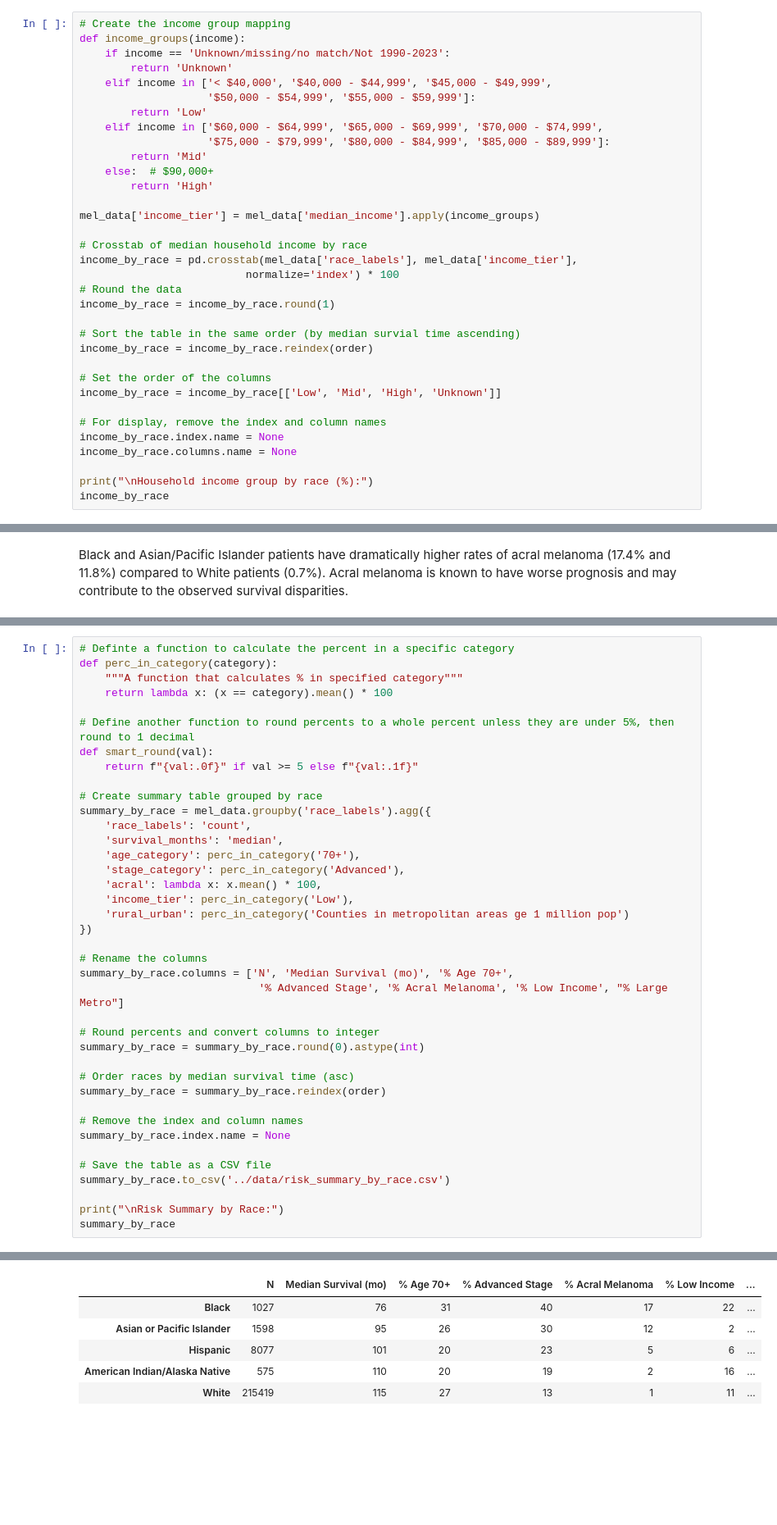
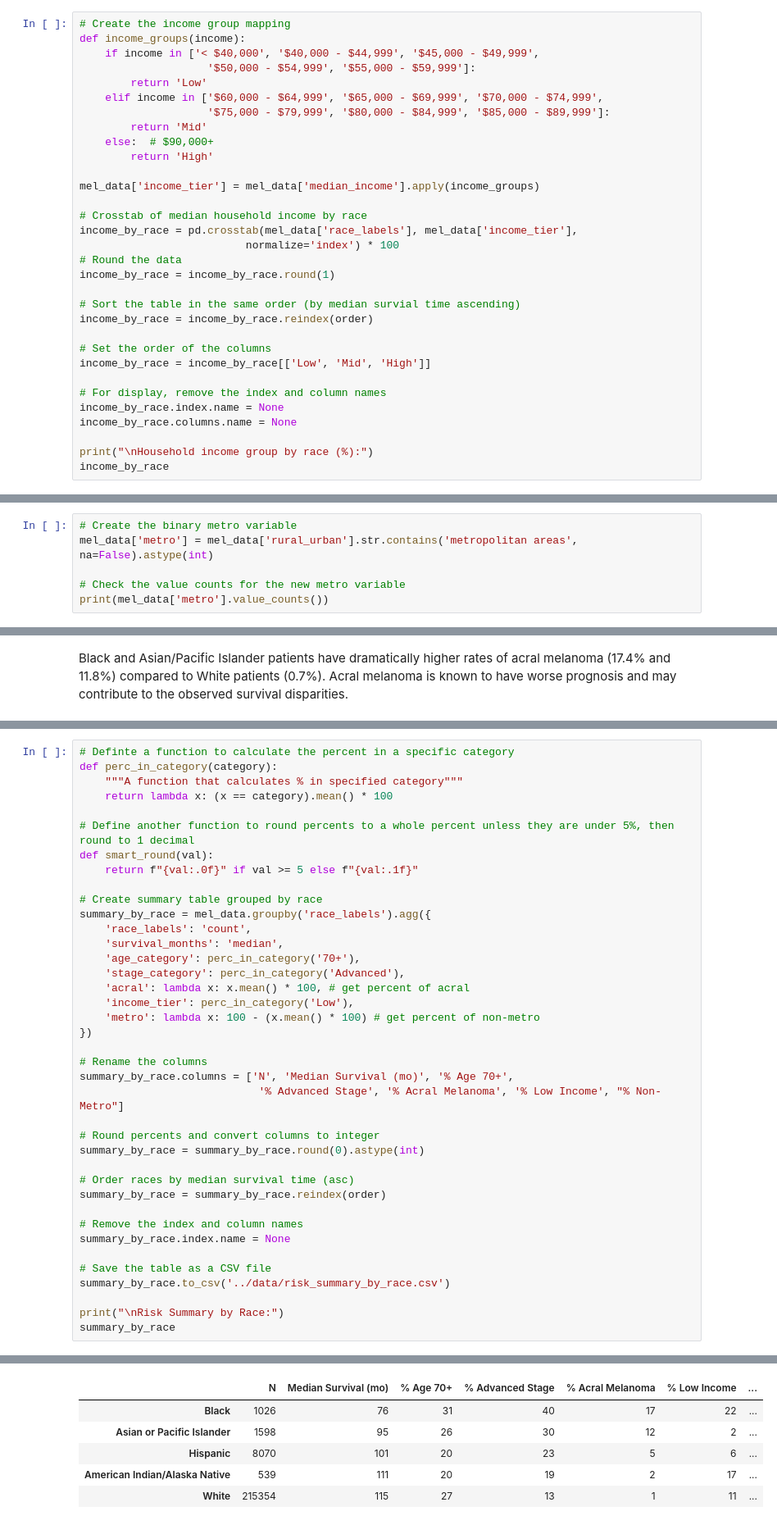
Before and after one commit to kpannoni/melanoma-project, a Jupyter notebook: notebooks/02_exploratory_analysis.ipynb, the cells around one changed output, grey strips where cells are left out. Shown at 82% size. Saved outputs shown, nothing was run; the diff lists cells and outputs as text; blank space fills up the shorter version.

```diff
--- a/notebooks/02_exploratory_analysis.ipynb
+++ b/notebooks/02_exploratory_analysis.ipynb
@@ -421,9 +421,7 @@ The county median household income serves as an area-based proxy of socioeconomi
 # %%
 # Create the income group mapping
 def income_groups(income):
-    if income == 'Unknown/missing/no match/Not 1990-2023':
-        return 'Unknown'
-    elif income in ['< $40,000', '$40,000 - $44,999', '$45,000 - $49,999',
+    if income in ['< $40,000', '$40,000 - $44,999', '$45,000 - $49,999',
                     '$50,000 - $54,999', '$55,000 - $59,999']:
         return 'Low'
     elif income in ['$60,000 - $64,999', '$65,000 - $69,999', '$70,000 - $74,999',
@@ -444,7 +442,7 @@ income_by_race = income_by_race.round(1)
 income_by_race = income_by_race.reindex(order)
 
 # Set the order of the columns
-income_by_race = income_by_race[['Low', 'Mid', 'High', 'Unknown']]
+income_by_race = income_by_race[['Low', 'Mid', 'High']]
 
 # For display, remove the index and column names
 income_by_race.index.name = None
@@ -512,0 +511,6 @@ Hispanic and Asian/Pacific Islander patients have the highest proportion located
+# %%
+# Create the binary metro variable
+mel_data['metro'] = mel_data['rural_urban'].str.contains('metropolitan areas', na=False).astype(int)
+
+# Check the value counts for the new metro variable
+print(mel_data['metro'].value_counts())
@@ -636,39 +645,39 @@ def smart_round(val):
 
 # Create summary table grouped by race
 summary_by_race = mel_data.groupby('race_labels').agg({
     'race_labels': 'count',
     'survival_months': 'median',
     'age_category': perc_in_category('70+'),
     'stage_category': perc_in_category('Advanced'),
-    'acral': lambda x: x.mean() * 100,
+    'acral': lambda x: x.mean() * 100, # get percent of acral
     'income_tier': perc_in_category('Low'),
-    'rural_urban': perc_in_category('Counties in metropolitan areas ge 1 million pop')
+    'metro': lambda x: 100 - (x.mean() * 100) # get percent of non-metro
 })
 
 # Rename the columns
 summary_by_race.columns = ['N', 'Median Survival (mo)', '% Age 70+',
-                            '% Advanced Stage', '% Acral Melanoma', '% Low Income', "% Large Metro"]
+                            '% Advanced Stage', '% Acral Melanoma', '% Low Income', "% Non-Metro"]
 
 # Round percents and convert columns to integer
 summary_by_race = summary_by_race.round(0).astype(int)
 
 # Order races by median survival time (asc)
 summary_by_race = summary_by_race.reindex(order)
 
 # Remove the index and column names
 summary_by_race.index.name = None
 
 # Save the table as a CSV file
 summary_by_race.to_csv('../data/risk_summary_by_race.csv')
 
 print("\nRisk Summary by Race:")
 summary_by_race
 # %% [output]
 Risk Summary by Race:
 |  | N | Median Survival (mo) | % Age 70+ | % Advanced Stage | % Acral Melanoma | % Low Income | ... |
-| Black | 1027 | 76 | 31 | 40 | 17 | 22 | ... |
+| Black | 1026 | 76 | 31 | 40 | 17 | 22 | ... |
 | Asian or Pacific Islander | 1598 | 95 | 26 | 30 | 12 | 2 | ... |
-| Hispanic | 8077 | 101 | 20 | 23 | 5 | 6 | ... |
-| American Indian/Alaska Native | 575 | 110 | 20 | 19 | 2 | 16 | ... |
-| White | 215419 | 115 | 27 | 13 | 1 | 11 | ... |
+| Hispanic | 8070 | 101 | 20 | 23 | 5 | 6 | ... |
+| American Indian/Alaska Native | 539 | 111 | 20 | 19 | 2 | 17 | ... |
+| White | 215354 | 115 | 27 | 13 | 1 | 11 | ... |
 # %% [markdown]
```
Also changed, not shown: parts of 30 cells of this notebook, 12 other files.
